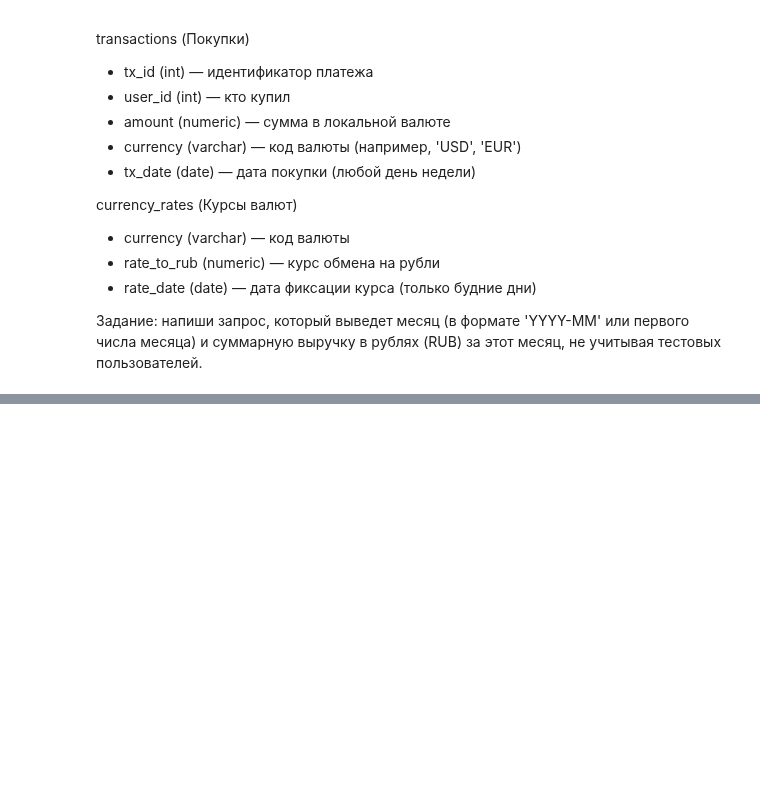
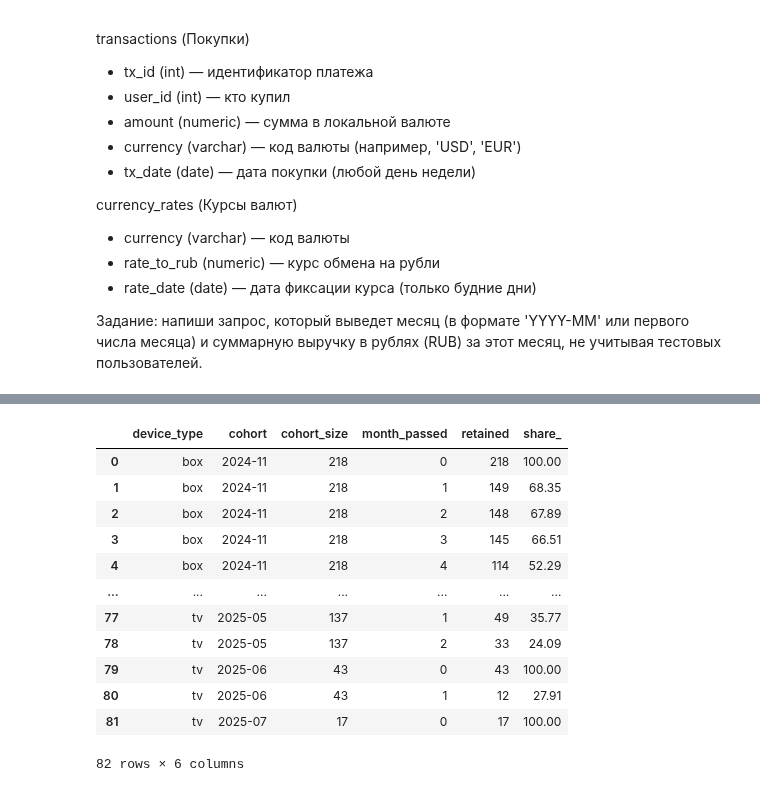
Before and after one commit to Praldmur/Tasks, a Jupyter notebook: simulator_sql.ipynb, the cells around one changed output, grey strips where cells are left out. Drawn from its saved outputs; the diff is of its cells as text; code cells hidden in the pictures; blank space fills up the shorter version.

```diff
--- a/simulator_sql.ipynb
+++ b/simulator_sql.ipynb
@@ -3889,0 +4012,20 @@ t_join.groupby('month', as_index=False).agg(sum_transactions=('amount_rub', 'sum
+# %%
+idx = orders.groupby('client_id')['date'].idxmin()
+first_orders = orders.loc[idx,['order_id', 'client_id']]
+unique_clients = first_orders.merge(campaign)
+unique_clients = unique_clients.groupby('campaign', as_index=False).agg(count_unique_clients=('client_id', 'nunique'))
+df = campaign.merge(orders)
+df = df.sort_values(['date', 'order_id'])
+df['lag_date'] = df.groupby('client_id')['date'].shift()
+df['diff'] = (df['date'] - df['lag_date']).dt.days
+df['new_order'] = df['lag_date'].isna()
+df['returned'] = df['diff'] > 60
+df['regular'] = df['diff'] <= 60
+df['revenue_returned'] = df['revenue'] * df['returned']
+df_orders = df.groupby('campaign', as_index=False).agg(
+    count_new_orders = ('new_order', 'sum'),
+    count_returned_orders = ('returned', 'sum'),
+    count_regular_orders = ('regular', 'sum'),
+    revenue_from_returned_orders = ('revenue_returned', 'sum')
+)
+unique_clients.merge(df_orders).sort_values('count_unique_clients', ascending=False)
@@ -3889,0 +4206,33 @@ t_join.groupby('month', as_index=False).agg(sum_transactions=('amount_rub', 'sum
+# %%
+base = (
+    sessions.assign(act_date=sessions['session_ts'].dt.to_period('M'))
+    [['device_type', 'device_id', 'act_date']]
+    .drop_duplicates()
+)
+base['cohort'] = base.groupby(['device_type', 'device_id'])['act_date'].transform('min')
+base['month_passed'] = base['act_date'].astype(int) - base['cohort'].astype(int)
+cohort_size = (
+    base[['device_type', 'device_id', 'cohort']]
+    .drop_duplicates()
+    .groupby(['cohort', 'device_type'])
+    .size()
+    .reset_index(name='cohort_size')
+)
+result = cohort_size.merge(base, on=['cohort', 'device_type'], how='left')
+result = result.groupby(['device_type', 'cohort', 'cohort_size', 'month_passed']).size().reset_index(name='retained')
+result['share_'] = (100.0 * result['retained'] / result['cohort_size']).round(2)
+result.sort_values(['device_type', 'cohort', 'month_passed'])
+# %% [output]
+|  | device_type | cohort | cohort_size | month_passed | retained | share_ |
+| 0 | box | 2024-11 | 218 | 0 | 218 | 100.00 |
+| 1 | box | 2024-11 | 218 | 1 | 149 | 68.35 |
+| 2 | box | 2024-11 | 218 | 2 | 148 | 67.89 |
+| 3 | box | 2024-11 | 218 | 3 | 145 | 66.51 |
+| 4 | box | 2024-11 | 218 | 4 | 114 | 52.29 |
+| ... | ... | ... | ... | ... | ... | ... |
+| 77 | tv | 2025-05 | 137 | 1 | 49 | 35.77 |
+| 78 | tv | 2025-05 | 137 | 2 | 33 | 24.09 |
+| 79 | tv | 2025-06 | 43 | 0 | 43 | 100.00 |
+| 80 | tv | 2025-06 | 43 | 1 | 12 | 27.91 |
+| 81 | tv | 2025-07 | 17 | 0 | 17 | 100.00 |
+82 rows × 6 columns
```
Also changed, not shown: parts of 13 cells of this notebook.
